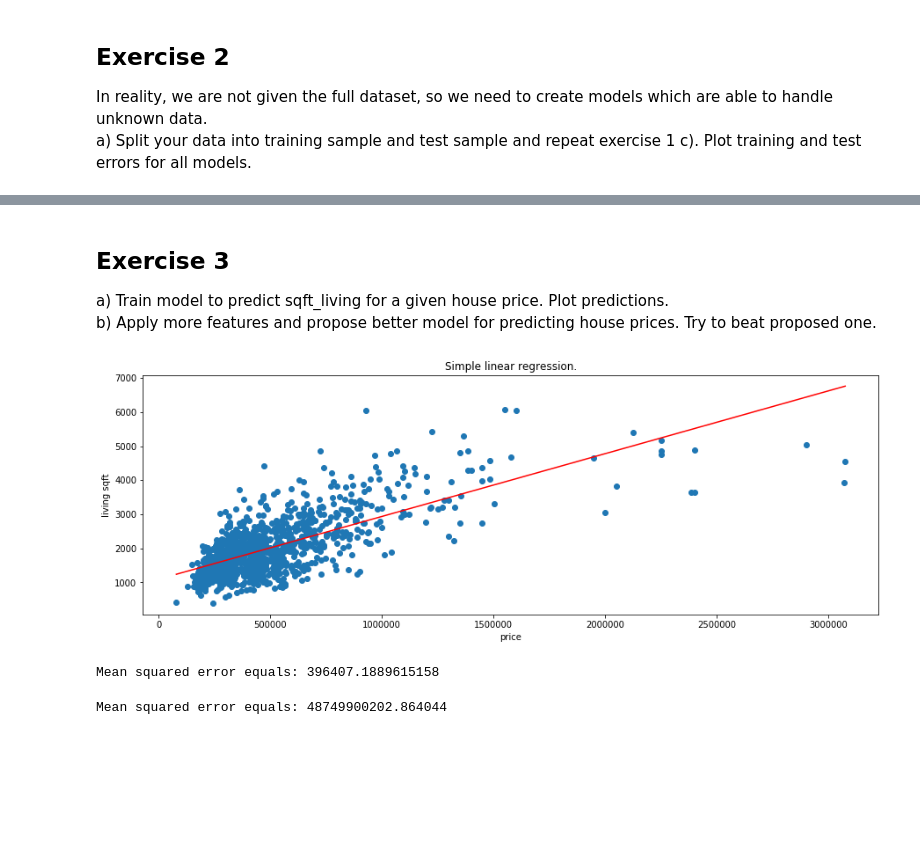
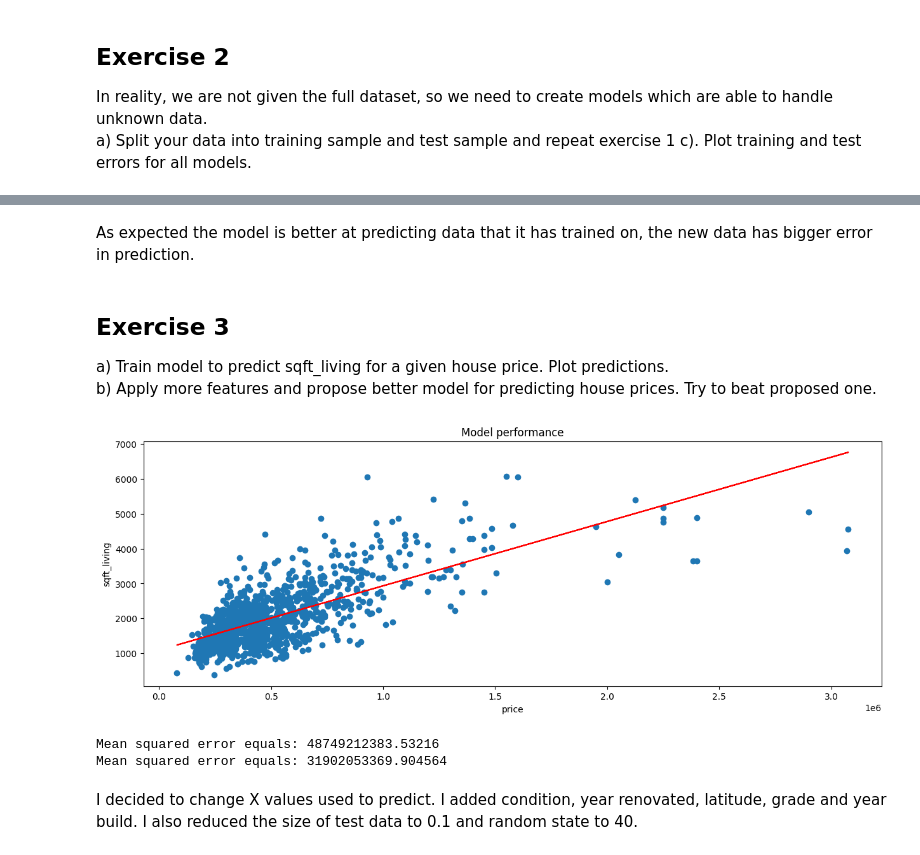
Before and after one commit to BloodyShrimp/Data_Analysis_2022-23, a Jupyter notebook: Assignment_2/Assignment_2_Szymon_Werk.ipynb, the cells around one changed output, grey strips where cells are left out. Drawn from its saved outputs; the diff is of its cells as text; code cells hidden in the pictures; blank space fills up the shorter version.

```diff
--- a/Assignment_2/Assignment_2_Szymon_Werk.ipynb
+++ b/Assignment_2/Assignment_2_Szymon_Werk.ipynb
@@ -81,3 +149,5 @@ for order in range(1,9):
+# %% [markdown]
+As expected the model is better at predicting data that it has trained on, the new data has bigger error in prediction.
 # %% [markdown]
 ## Exercise 3
 a) Train model to predict sqft_living for a given house price. Plot predictions.
@@ -85,13 +155,27 @@ b) Apply more features and propose better model for predicting house prices. Try
 # %%
 #a)
 
 X = house_df.price.values.reshape(-1,1)[:1000]
 y = house_df.sqft_living.values.reshape(-1)[:1000]
 
 #Your code:
+
+model = LinearRegression()
+model.fit(X,y)
+
+y_pred = model.predict(X)
+
+figure = plt.figure()
+figure.set_figwidth(15)
+figure.set_figheight(5)
+plt.plot(X, y_pred, color = 'r')
+plt.scatter(X, y)
+plt.title("Model performance")
+plt.xlabel('price')
+plt.ylabel('sqft_living')
+plt.show()
 # %% [output]
-[figure, old version]
+[figure, new version]
-Mean squared error equals: 396407.1889615158
 # %%
 #b) Let's propose model, which uses living sqft, lot sqft, grade, view and all of their interactions up to third degree
 
@@ -111,5 +195,22 @@ print("Mean squared error equals: {0}".format(mean_squared_error(y_pred, y_test)
 
 
 #Your model:
+
+X = house_df[['sqft_living', 'condition', 'yr_renovated', 'lat','grade','yr_built']].values.reshape(-1,6)
+y = house_df.price.values.reshape(-1)
+
+poly = PolynomialFeatures(3, include_bias = False)
+X = poly.fit_transform(X)
+
+X_train, X_test, y_train, y_test = train_test_split(X, y, test_size=0.1, random_state=40)
+
+model = LinearRegression()
+_= model.fit(X_train, y_train)
+
+y_pred = model.predict(X_test)
+print("Mean squared error equals: {0}".format(mean_squared_error(y_pred, y_test)))
 # %% [output]
-Mean squared error equals: 48749900202.864044
+Mean squared error equals: 48749212383.53216
+Mean squared error equals: 31902053369.904564
+# %% [markdown]
+I decided to change X values used to predict. I added condition, year renovated, latitude, grade and year build. I also reduced the size of test data to 0.1 and random state to 40.
```
Also changed, not shown: parts of 11 cells of this notebook, 2 other files.
